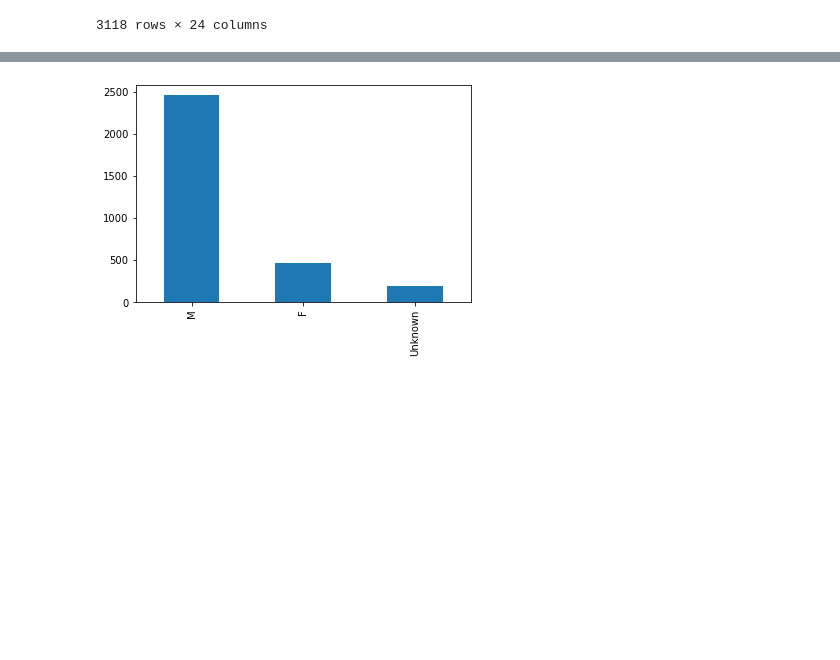
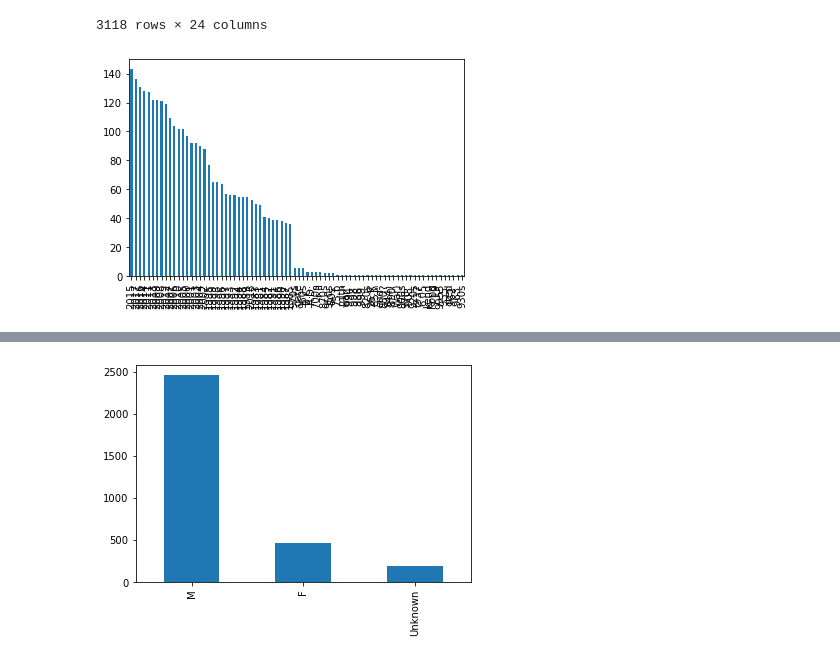
Before and after one commit to MiguelBeitia/1-Proyecto-Pandas-Shark, a Jupyter notebook: Proyecto.v2.ipynb, the cells around one changed output, grey strips where cells are left out. Drawn from its saved outputs; the diff is of its cells as text; code cells hidden in the pictures; blank space fills up the shorter version.

```diff
--- a/Proyecto.v2.ipynb
+++ b/Proyecto.v2.ipynb
@@ -1250,3 +1250,7 @@ data
 | 6280 | ND.0022 | No date | date | Unprovoked | AUSTRALIA | Unknown | Unknown | Pearl diving | Jaringoorli | M | ... |
 | 6281 | ND.0021 | No date | date | Unprovoked | SOUTH AFRICA | KwaZulu-Natal | Durban | Swimming in pool formed by constr... | Indian boy | M | ... |
 3118 rows × 24 columns
+# %%
+data.Year.value_counts().plot.bar();
+# %% [output]
+[figure, added]
```
Also changed, not shown: parts of 7 cells of this notebook, 1 other file.
